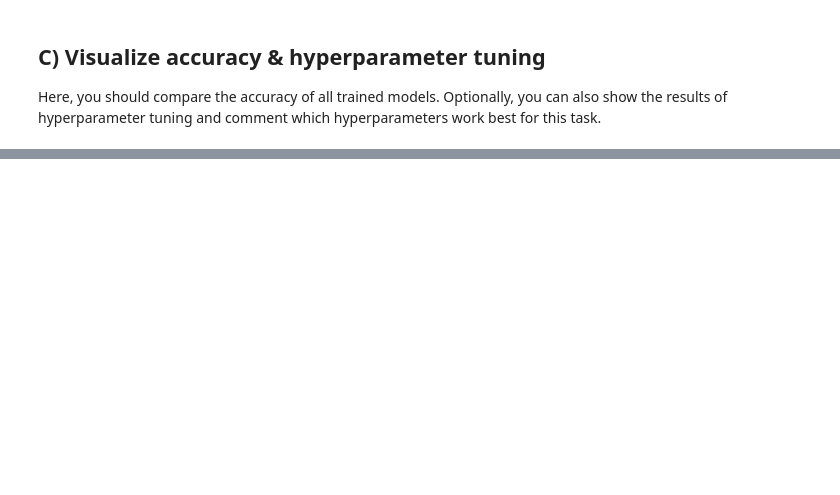
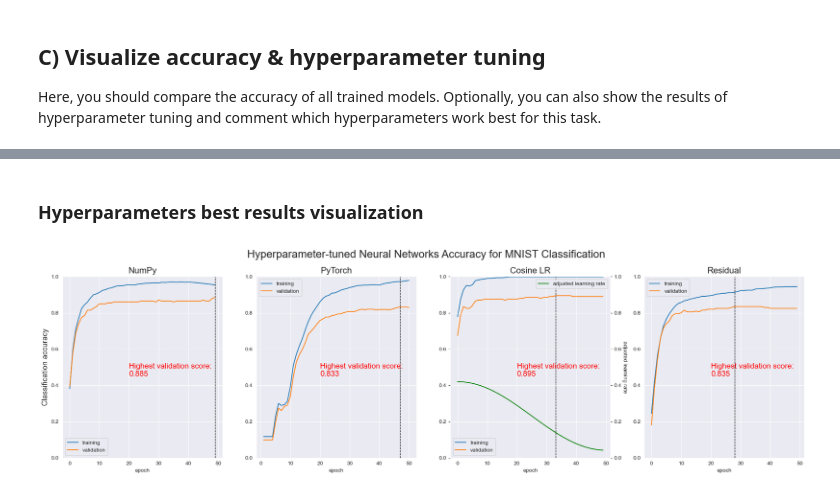
Before and after one commit to hertie-data-science-lab/assignment-1-ps-1-f, a Jupyter notebook: MNIST_classification.ipynb, the cells around one changed output, grey strips where cells are left out. Saved outputs shown, nothing was run; the diff lists cells and outputs as text; code cells hidden in the pictures; blank space fills up the shorter version.

Commit message:
Final updates: hyperparameter tuning mostly, make prints optional

```diff
--- a/MNIST_classification.ipynb
+++ b/MNIST_classification.ipynb
@@ -214,0 +290,20 @@ plt.show()
+# %%
+search = gen_random_search((64,512), (1,4), (0.1,0.5), 10)
+tune = []
+for s in search:
+    print(f'Running epochs with sizes {s[0]} and learning rate {s[1]}')
+    #Instantiate and fit model
+    cosine_fnn = Network(sizes=s[0], learning_rate=s[1], epochs=50)
+    fit_df = cosine_fnn.fit(x_train, y_train, x_val, y_val, cosine_annealing_lr=True, print_bool=False)
+    tune.append((s[0][1], s[0][2], s[1], fit_df['validation'].idxmax()+1, fit_df['validation'].max()))
+
+# Get best parameters
+tune_cosine_df = pd.DataFrame(tune, columns = ['h1_size', 'h2_size', 'lr', 'epoch_max', 'validation_max'])
+best_cosine = tune_cosine_df.loc[tune_cosine_df['validation_max'].idxmax()]
+h1, h2, lr = int(best_cosine['h1_size']), int(best_cosine['h2_size']), best_cosine['lr']
+sizes = [784, h1, h2, 10]
+print(f'BEST parameters are sizes {sizes}, lr {lr} -> validation score {tune_cosine_df['validation_max'].max()}')
+
+# Re-run to get plotting data
+cosine_fnn = Network(sizes=sizes, learning_rate=lr, epochs=50)
+cosine_df = cosine_fnn.fit(x_train, y_train, x_val, y_val, cosine_annealing_lr=True, print_bool=False)
@@ -214,0 +357,36 @@ plt.show()
+# %% [markdown]
+### Hyperparameters best results visualization
+# %%
+# Use subplots
+fig, axes = plt.subplots(1, 4, figsize=(20, 6))
+iters = list(range(0,4))
+dfs = [plot_df, torch_df, cosine_df, res_df]
+subtitles = ['NumPy', 'PyTorch', 'Cosine LR', 'Residual']
+
+for i, df, st in zip(iters, dfs, subtitles):
+    sns.lineplot(data=df, x='epoch', y='training', label='training', ax=axes[i])
+    sns.lineplot(data=df, x='epoch', y='validation', label='validation', ax=axes[i])
+    axes[i].set_title(st, fontsize=16);
+    axes[i].set_ylim(0, 1.0)
+    #left-side y-label only
+    if i == 0:
+        axes[i].set_ylabel('Classification accuracy', fontsize=14)
+    else:
+        axes[i].set_ylabel('')
+    #best validation score line
+    linex = df.loc[df['validation'].idxmax(), 'epoch']
+    axes[i].vlines(x=linex, ymin=0, ymax=1, color='black', linestyle="--", linewidth=1)
+    #cosine adaptive learning rate curve
+    if i == 2:
+        axes_twin = axes[i].twinx()
+        sns.lineplot(data=df, x='epoch', y='learning_rate', label='adjusted learning rate', color='green', ax=axes_twin)
+        axes_twin.set_ylabel('adjusted learning rate', rotation=270, labelpad=10)
+        axes_twin.set_ylim(0, 1)
+    #print highest validation score
+    axes[i].text(20, 0.45, f'Highest validation score:\n{df['validation'].max():.3f}', color='red', fontsize=14)
+
+fig.suptitle('Hyperparameter-tuned Neural Networks Accuracy for MNIST Classification', fontsize=20);
+plt.tight_layout()
+plt.show()
+# %% [output]
+[figure, added]
```
Also changed, not shown: parts of 16 cells of this notebook, 4 other files.
